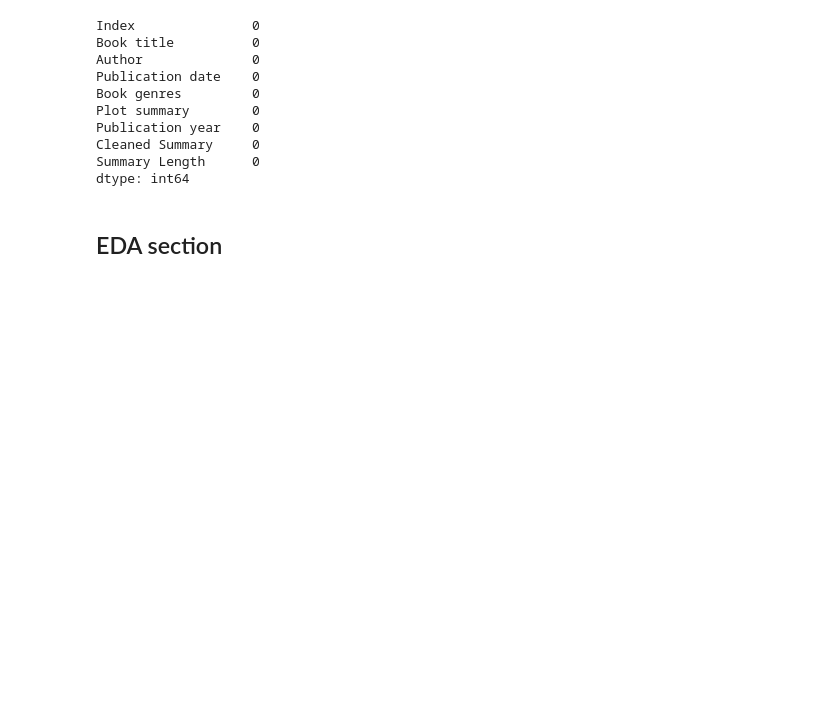
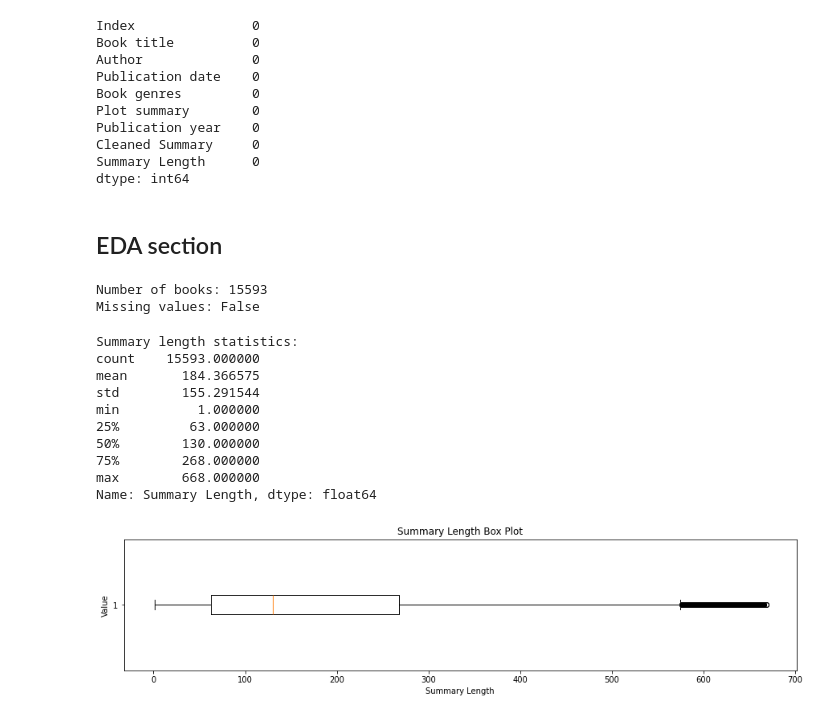
Before and after one commit to HamedDaneshvar/NLPic-Book-Summarizer, a Jupyter notebook: Task.ipynb, the cells around one changed output. Drawn from its saved outputs; the diff is of its cells as text; code cells hidden in the pictures; blank space fills up the shorter version.

Commit message:
feat(master): Add explore the dataset to understand its characteristics through EDA section

```diff
--- a/Task.ipynb
+++ b/Task.ipynb
@@ -228,0 +254,14 @@ dtype: int64
+# %%
+# Load dataset from csv file
+data = pd.read_csv('cleaned_book_summary.csv', sep='\t', encoding='utf-8')
+# %%
+# convert all genres values into tuple
+for i in tqdm(range(len(data))):
+    try:
+        genres_tuple = ast.literal_eval(data.loc[i, 'Book genres'])
+        if isinstance(genres_tuple, tuple):
+            data.at[i, 'Book genres'] = genres_tuple
+        else:
+            data.at[i, 'Book genres'] = np.nan
+    except (SyntaxError, ValueError):
+        continue
@@ -228,0 +301,33 @@ dtype: int64
+# %%
+# Get basic information about data
+print(f"Number of books: {data.shape[0]}")
+# Check for any remaining missing values
+print(f"Missing values: {data.isnull().sum().any()}")
+# %% [output]
+Number of books: 15593
+Missing values: False
+# %%
+# Analyze summary length
+summary_stats = data['Summary Length'].describe()
+print(f"\nSummary length statistics:\n{summary_stats}")
+
+# box plot for summary length
+plt.figure(figsize=(15, 3))
+# Creating the box plot
+plt.boxplot(data['Summary Length'], vert=False)
+plt.title('Summary Length Box Plot')
+plt.xlabel('Summary Length')
+plt.ylabel('Value')
+plt.show()
+# %% [output]
+Summary length statistics:
+count    15593.000000
+mean       184.366575
+std        155.291544
+min          1.000000
+25%         63.000000
+50%        130.000000
+75%        268.000000
+max        668.000000
+Name: Summary Length, dtype: float64
+[figure, added]
```
Also changed, not shown: parts of 14 cells of this notebook, 2 other files.
